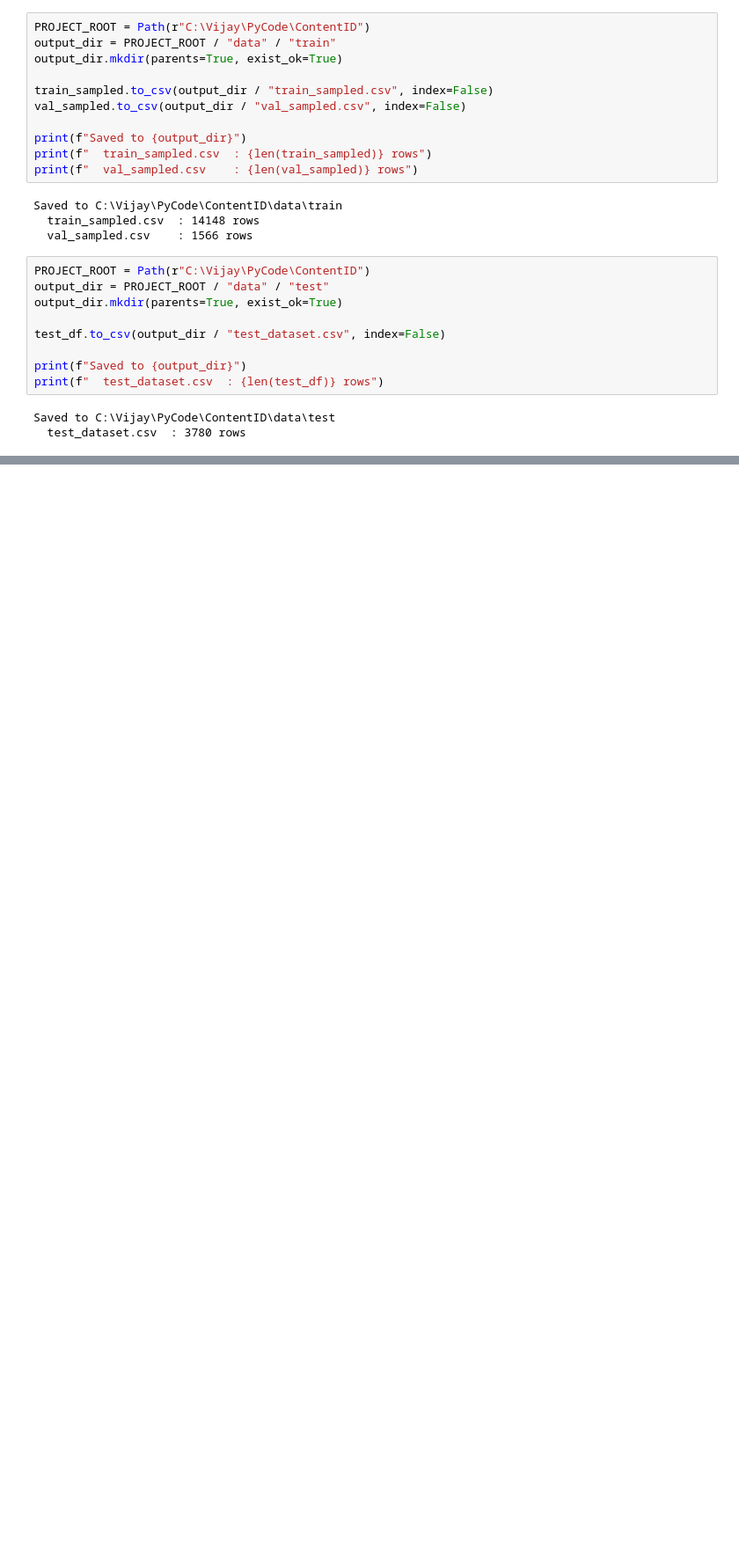
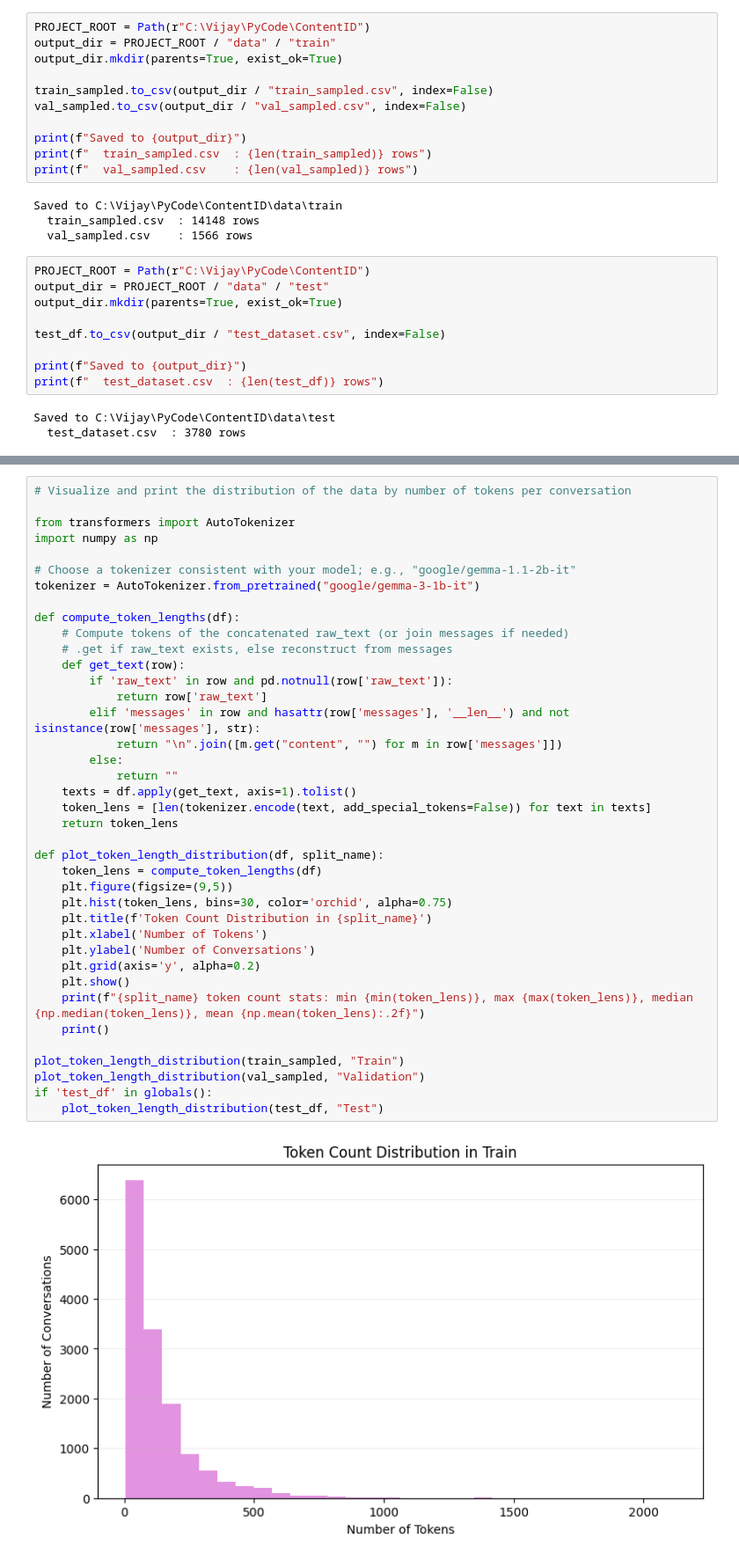
Before and after one commit to VjayRam/Content-Identifier, a Jupyter notebook: scripts/data_processing.ipynb, the cells around one changed output, grey strips where cells are left out. Shown at 88% size. Drawn from its saved outputs; the diff is of its cells as text; blank space fills up the shorter version.

```diff
--- a/scripts/data_processing.ipynb
+++ b/scripts/data_processing.ipynb
@@ -176,0 +339,41 @@ Saved to C:\Vijay\PyCode\ContentID\data\test
+# %%
+# Visualize and print the distribution of the data by number of tokens per conversation
+
+from transformers import AutoTokenizer
+import numpy as np
+
+# Choose a tokenizer consistent with your model; e.g., "google/gemma-1.1-2b-it"
+tokenizer = AutoTokenizer.from_pretrained("google/gemma-3-1b-it")
+
+def compute_token_lengths(df):
+    # Compute tokens of the concatenated raw_text (or join messages if needed)
+    # .get if raw_text exists, else reconstruct from messages
+    def get_text(row):
+        if 'raw_text' in row and pd.notnull(row['raw_text']):
+            return row['raw_text']
+        elif 'messages' in row and hasattr(row['messages'], '__len__') and not isinstance(row['messages'], str):
+            return "\n".join([m.get("content", "") for m in row['messages']])
+        else:
+            return ""
+    texts = df.apply(get_text, axis=1).tolist()
+    token_lens = [len(tokenizer.encode(text, add_special_tokens=False)) for text in texts]
+    return token_lens
+
+def plot_token_length_distribution(df, split_name):
+    token_lens = compute_token_lengths(df)
+    plt.figure(figsize=(9,5))
+    plt.hist(token_lens, bins=30, color='orchid', alpha=0.75)
+    plt.title(f'Token Count Distribution in {split_name}')
+    plt.xlabel('Number of Tokens')
+    plt.ylabel('Number of Conversations')
+    plt.grid(axis='y', alpha=0.2)
+    plt.show()
+    print(f"{split_name} token count stats: min {min(token_lens)}, max {max(token_lens)}, median {np.median(token_lens)}, mean {np.mean(token_lens):.2f}")
+    print()
+
+plot_token_length_distribution(train_sampled, "Train")
+plot_token_length_distribution(val_sampled, "Validation")
+if 'test_df' in globals():
+    plot_token_length_distribution(test_df, "Test")
+# %% [output]
+[figure, added]
```
Also changed, not shown: parts of 16 cells of this notebook.
